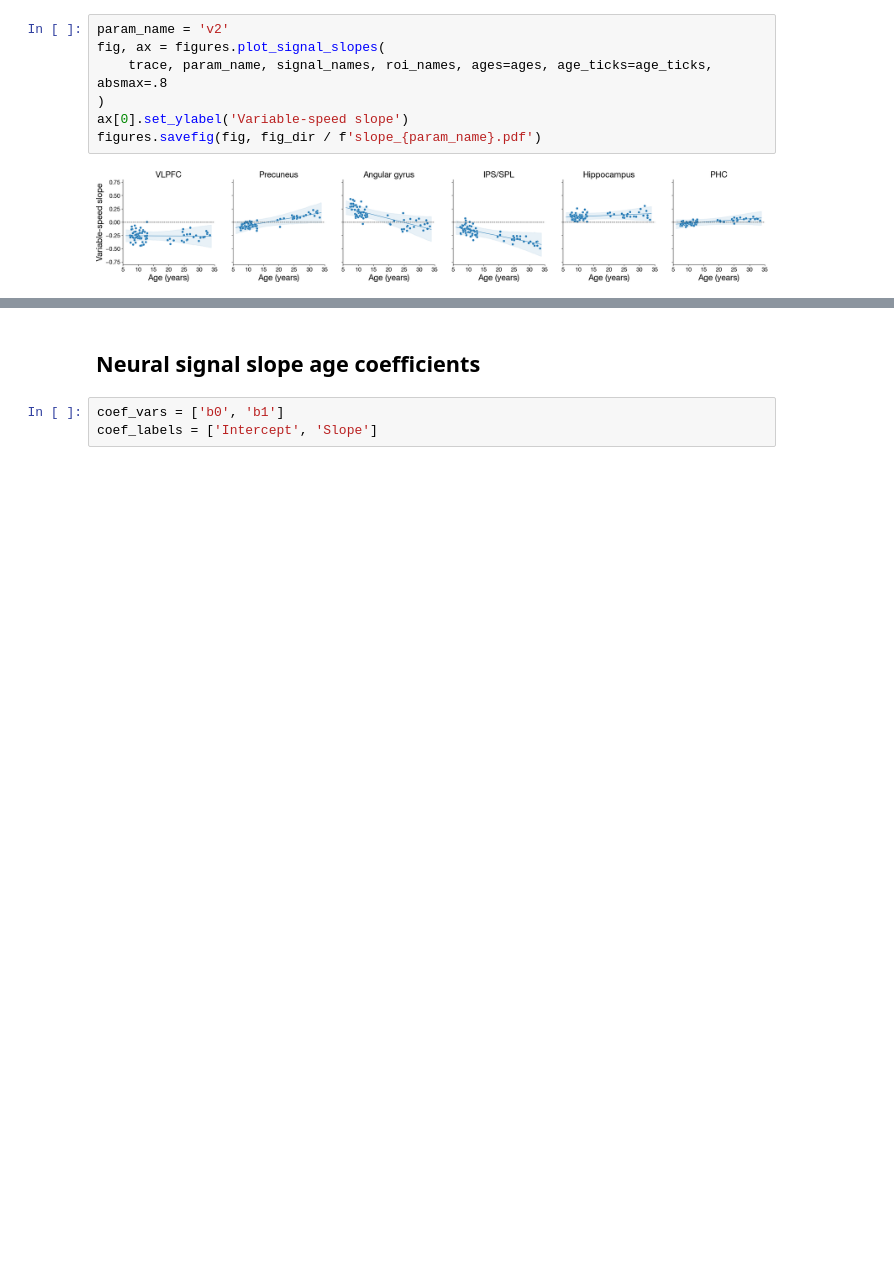
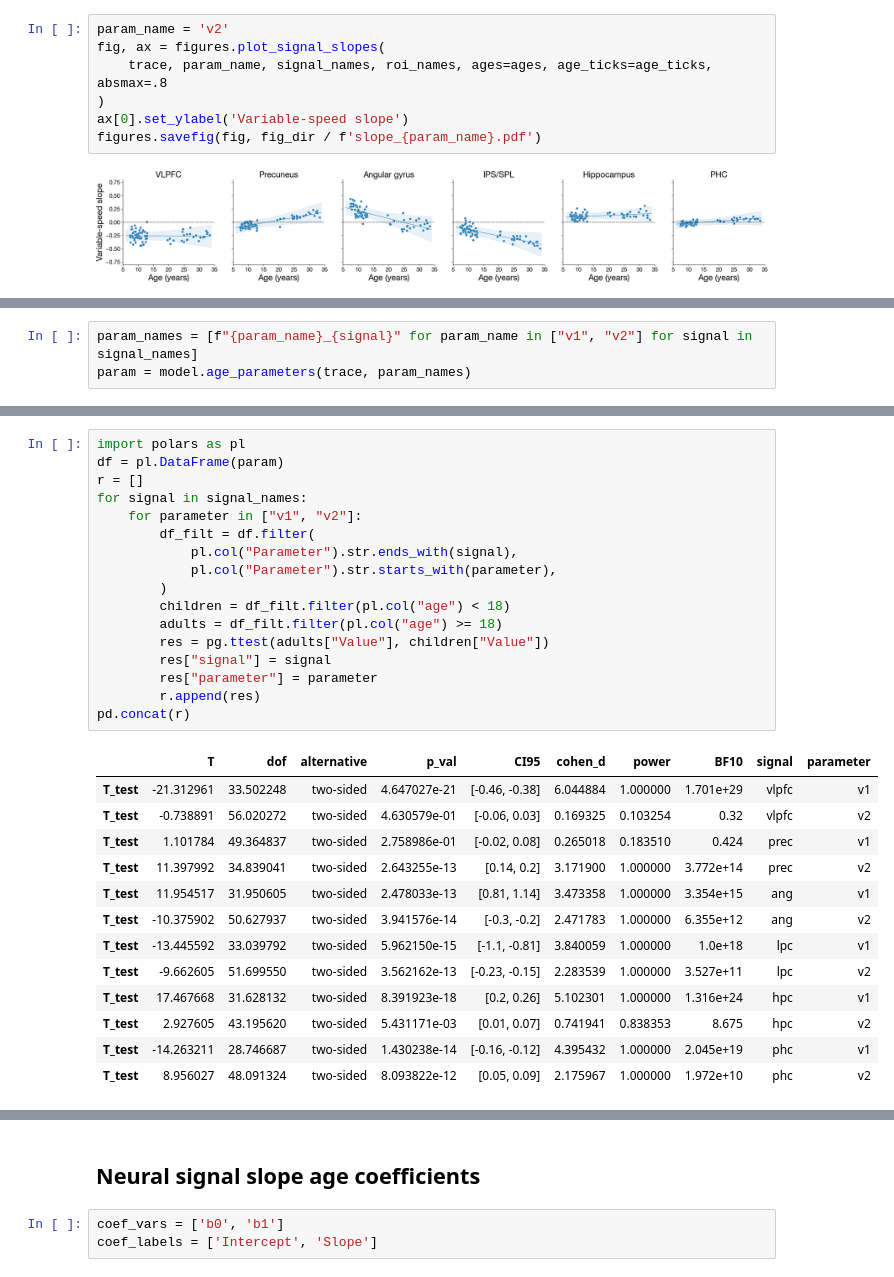
Before and after one commit to prestonlab/devreact, a Jupyter notebook: jupyter/plot_param_neural_dual.ipynb, the cells around one changed output, grey strips where cells are left out. Drawn from its saved outputs; the diff is of its cells as text; blank space fills up the shorter version.

```diff
--- a/jupyter/plot_param_neural_dual.ipynb
+++ b/jupyter/plot_param_neural_dual.ipynb
@@ -245,0 +245,3 @@ figures.savefig(fig, fig_dir / f'slope_{param_name}.pdf')
+# %%
+param_names = [f"{param_name}_{signal}" for param_name in ["v1", "v2"] for signal in signal_names]
+param = model.age_parameters(trace, param_names)
@@ -245,0 +252,31 @@ figures.savefig(fig, fig_dir / f'slope_{param_name}.pdf')
+# %%
+import polars as pl
+df = pl.DataFrame(param)
+r = []
+for signal in signal_names:
+    for parameter in ["v1", "v2"]:
+        df_filt = df.filter(
+            pl.col("Parameter").str.ends_with(signal),
+            pl.col("Parameter").str.starts_with(parameter),
+        )
+        children = df_filt.filter(pl.col("age") < 18)
+        adults = df_filt.filter(pl.col("age") >= 18)
+        res = pg.ttest(adults["Value"], children["Value"])
+        res["signal"] = signal
+        res["parameter"] = parameter
+        r.append(res)
+pd.concat(r)
+# %% [output]
+|  | T | dof | alternative | p_val | CI95 | cohen_d | power | BF10 | signal | parameter |
+| T_test | -21.312961 | 33.502248 | two-sided | 4.647027e-21 | [-0.46, -0.38] | 6.044884 | 1.000000 | 1.701e+29 | vlpfc | v1 |
+| T_test | -0.738891 | 56.020272 | two-sided | 4.630579e-01 | [-0.06, 0.03] | 0.169325 | 0.103254 | 0.32 | vlpfc | v2 |
+| T_test | 1.101784 | 49.364837 | two-sided | 2.758986e-01 | [-0.02, 0.08] | 0.265018 | 0.183510 | 0.424 | prec | v1 |
+| T_test | 11.397992 | 34.839041 | two-sided | 2.643255e-13 | [0.14, 0.2] | 3.171900 | 1.000000 | 3.772e+14 | prec | v2 |
+| T_test | 11.954517 | 31.950605 | two-sided | 2.478033e-13 | [0.81, 1.14] | 3.473358 | 1.000000 | 3.354e+15 | ang | v1 |
+| T_test | -10.375902 | 50.627937 | two-sided | 3.941576e-14 | [-0.3, -0.2] | 2.471783 | 1.000000 | 6.355e+12 | ang | v2 |
+| T_test | -13.445592 | 33.039792 | two-sided | 5.962150e-15 | [-1.1, -0.81] | 3.840059 | 1.000000 | 1.0e+18 | lpc | v1 |
+| T_test | -9.662605 | 51.699550 | two-sided | 3.562162e-13 | [-0.23, -0.15] | 2.283539 | 1.000000 | 3.527e+11 | lpc | v2 |
+| T_test | 17.467668 | 31.628132 | two-sided | 8.391923e-18 | [0.2, 0.26] | 5.102301 | 1.000000 | 1.316e+24 | hpc | v1 |
+| T_test | 2.927605 | 43.195620 | two-sided | 5.431171e-03 | [0.01, 0.07] | 0.741941 | 0.838353 | 8.675 | hpc | v2 |
+| T_test | -14.263211 | 28.746687 | two-sided | 1.430238e-14 | [-0.16, -0.12] | 4.395432 | 1.000000 | 2.045e+19 | phc | v1 |
+| T_test | 8.956027 | 48.091324 | two-sided | 8.093822e-12 | [0.05, 0.09] | 2.175967 | 1.000000 | 1.972e+10 | phc | v2 |
```
Also changed, not shown: parts of 7 cells of this notebook.
